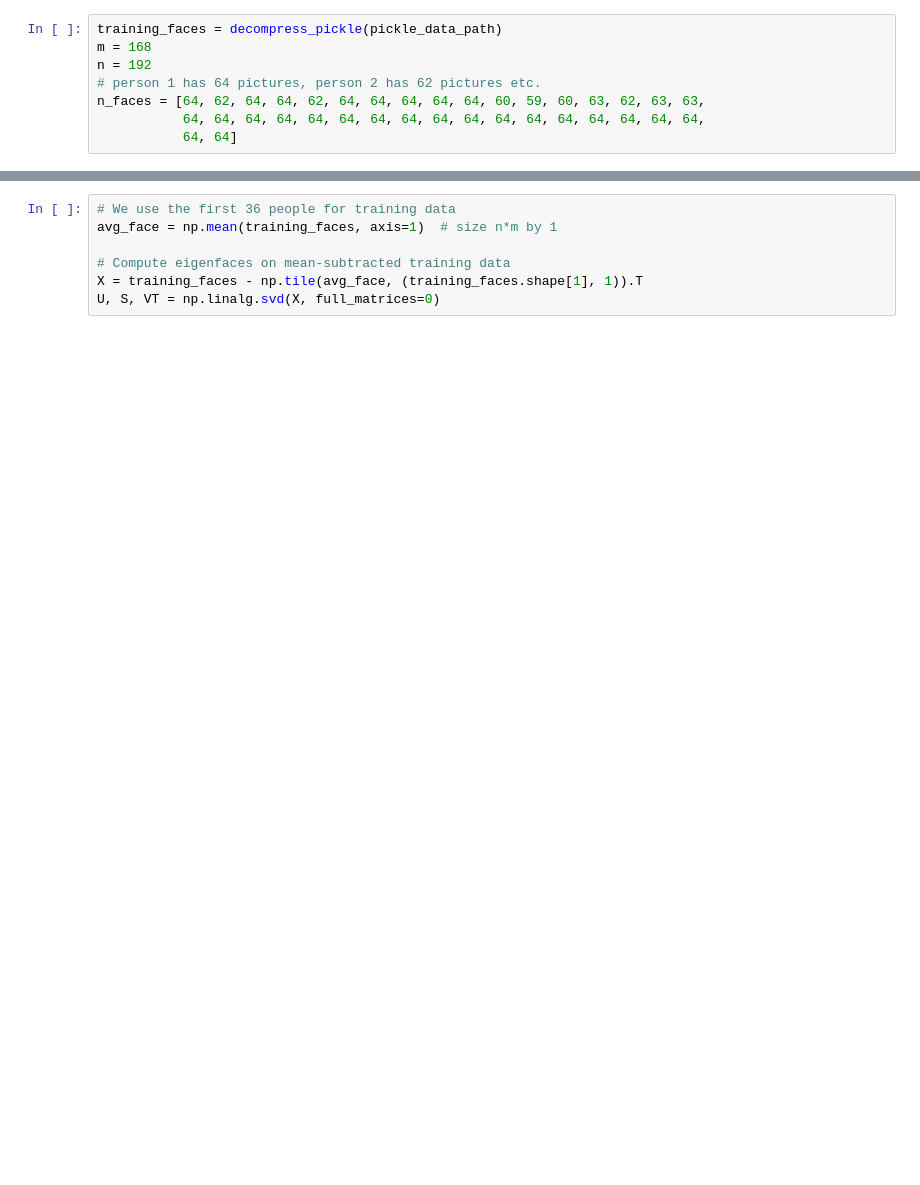
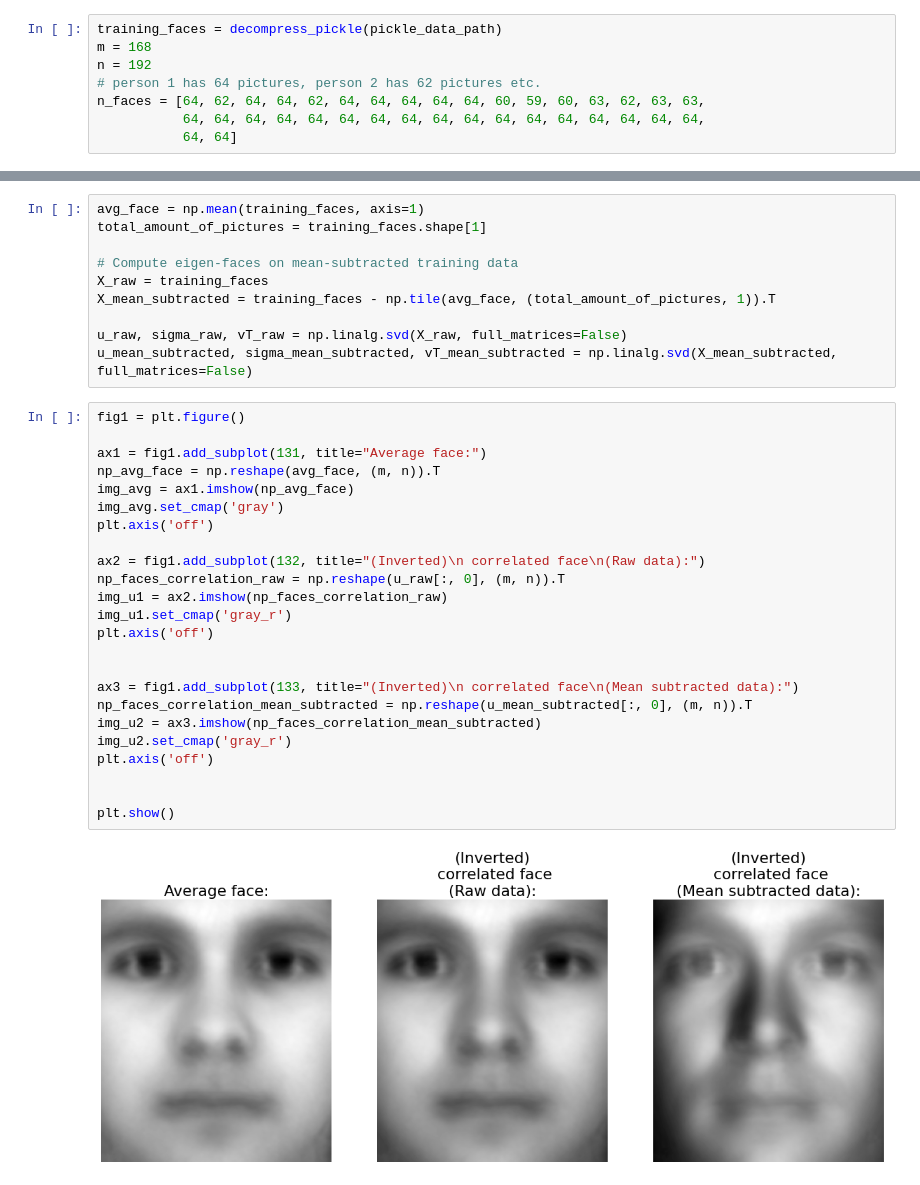
Before and after one commit to cedric-uden/Dimensionality-Reduction, a Jupyter notebook: notebooks/SVD-Meaningful_PCs.ipynb, the cells around one changed output, grey strips where cells are left out. Saved outputs shown, nothing was run; the diff lists cells and outputs as text; blank space fills up the shorter version.

```diff
--- a/notebooks/SVD-Meaningful_PCs.ipynb
+++ b/notebooks/SVD-Meaningful_PCs.ipynb
@@ -62,9 +63,38 @@ Total faces: 2282
 Resolution: 32256
 Faces data set shape: (32256, 2282)
 # %%
-# We use the first 36 people for training data
-avg_face = np.mean(training_faces, axis=1)  # size n*m by 1
+avg_face = np.mean(training_faces, axis=1)
+total_amount_of_pictures = training_faces.shape[1]
 
-# Compute eigenfaces on mean-subtracted training data
-X = training_faces - np.tile(avg_face, (training_faces.shape[1], 1)).T
-U, S, VT = np.linalg.svd(X, full_matrices=0)
+# Compute eigen-faces on mean-subtracted training data
+X_raw = training_faces
+X_mean_subtracted = training_faces - np.tile(avg_face, (total_amount_of_pictures, 1)).T
+
+u_raw, sigma_raw, vT_raw = np.linalg.svd(X_raw, full_matrices=False)
+u_mean_subtracted, sigma_mean_subtracted, vT_mean_subtracted = np.linalg.svd(X_mean_subtracted, full_matrices=False)
+# %%
+fig1 = plt.figure()
+
+ax1 = fig1.add_subplot(131, title="Average face:")
+np_avg_face = np.reshape(avg_face, (m, n)).T
+img_avg = ax1.imshow(np_avg_face)
+img_avg.set_cmap('gray')
+plt.axis('off')
+
+ax2 = fig1.add_subplot(132, title="(Inverted)\n correlated face\n(Raw data):")
+np_faces_correlation_raw = np.reshape(u_raw[:, 0], (m, n)).T
+img_u1 = ax2.imshow(np_faces_correlation_raw)
+img_u1.set_cmap('gray_r')
+plt.axis('off')
+
+
+ax3 = fig1.add_subplot(133, title="(Inverted)\n correlated face\n(Mean subtracted data):")
+np_faces_correlation_mean_subtracted = np.reshape(u_mean_subtracted[:, 0], (m, n)).T
+img_u2 = ax3.imshow(np_faces_correlation_mean_subtracted)
+img_u2.set_cmap('gray_r')
+plt.axis('off')
+
+
+plt.show()
+# %% [output]
+[figure, added]
```
Also changed, not shown: parts of 6 cells of this notebook.
